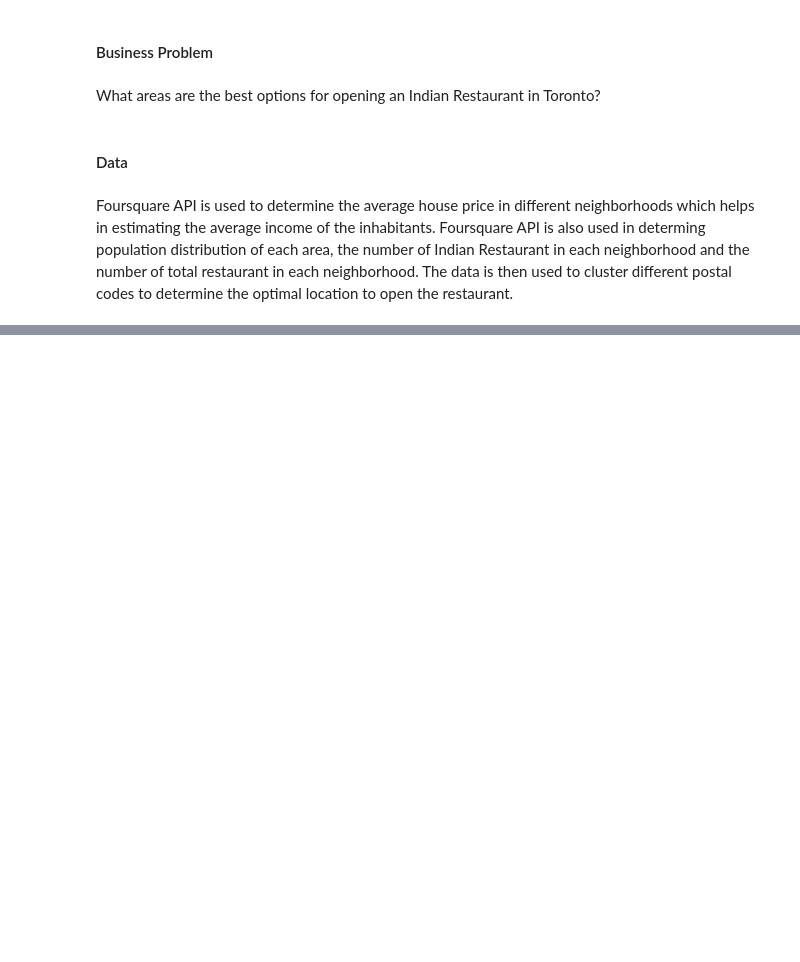
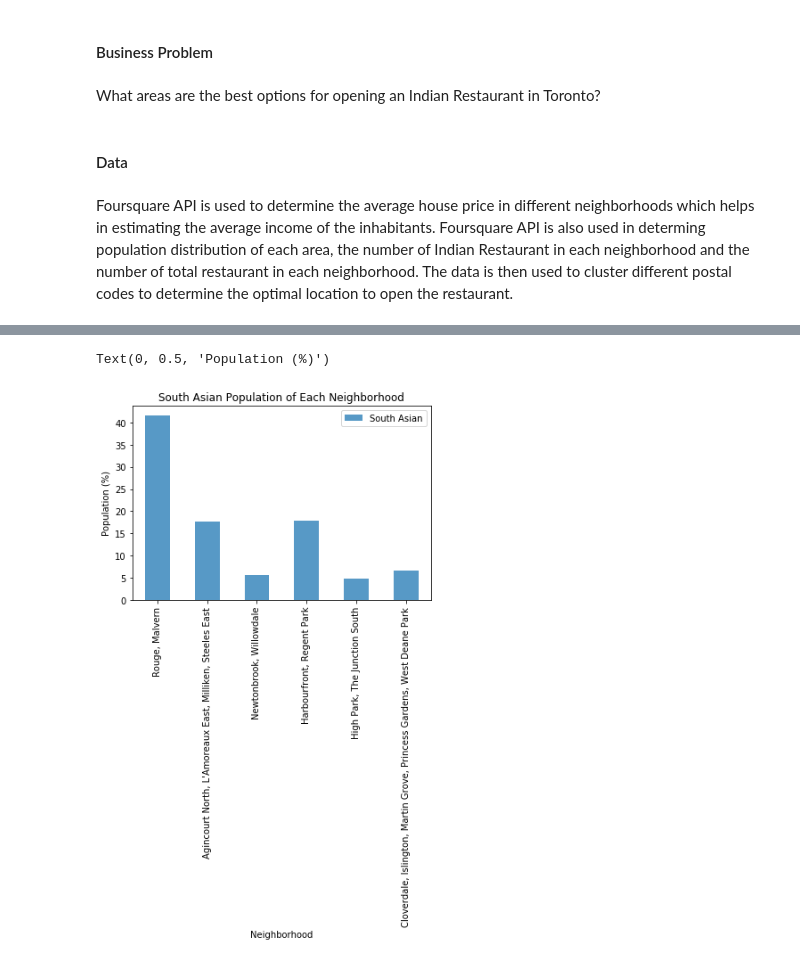
Before and after one commit to Apoo7700/open-Indian-restaurant-in-Toronto, a Jupyter notebook: open-indian-restaurant-in-toronto.ipynb, the cells around one changed output, grey strips where cells are left out. Saved outputs shown, nothing was run; the diff lists cells and outputs as text; code cells hidden in the pictures; blank space fills up the shorter version.

```diff
--- a/open-indian-restaurant-in-toronto.ipynb
+++ b/open-indian-restaurant-in-toronto.ipynb
@@ -15,0 +697,6 @@ Foursquare API is used to determine the average house price in different neighbo
+# %%
+ax = cluster.plot(x='Neighborhood',y=['South Asian'],kind='bar',alpha=0.75,title='South Asian Population of Each Neighborhood')
+ax.set_ylabel('Population (%)')
+# %% [output]
+Text(0, 0.5, 'Population (%)')
+[figure, added]
```
Also changed, not shown: parts of 41 cells of this notebook.
